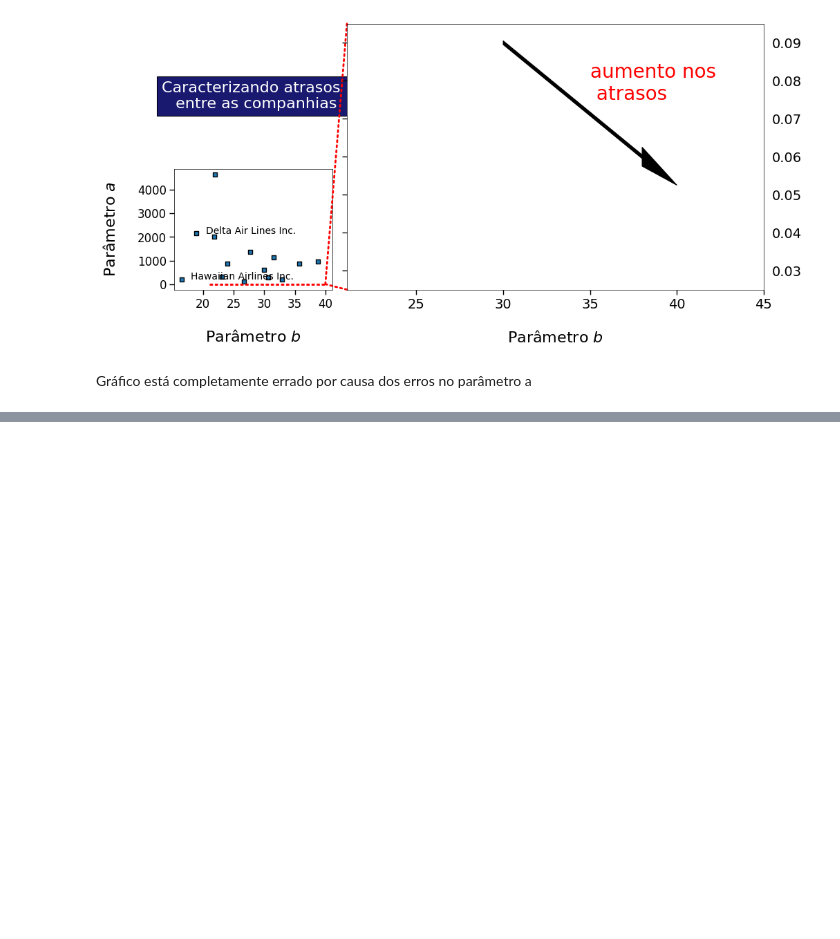
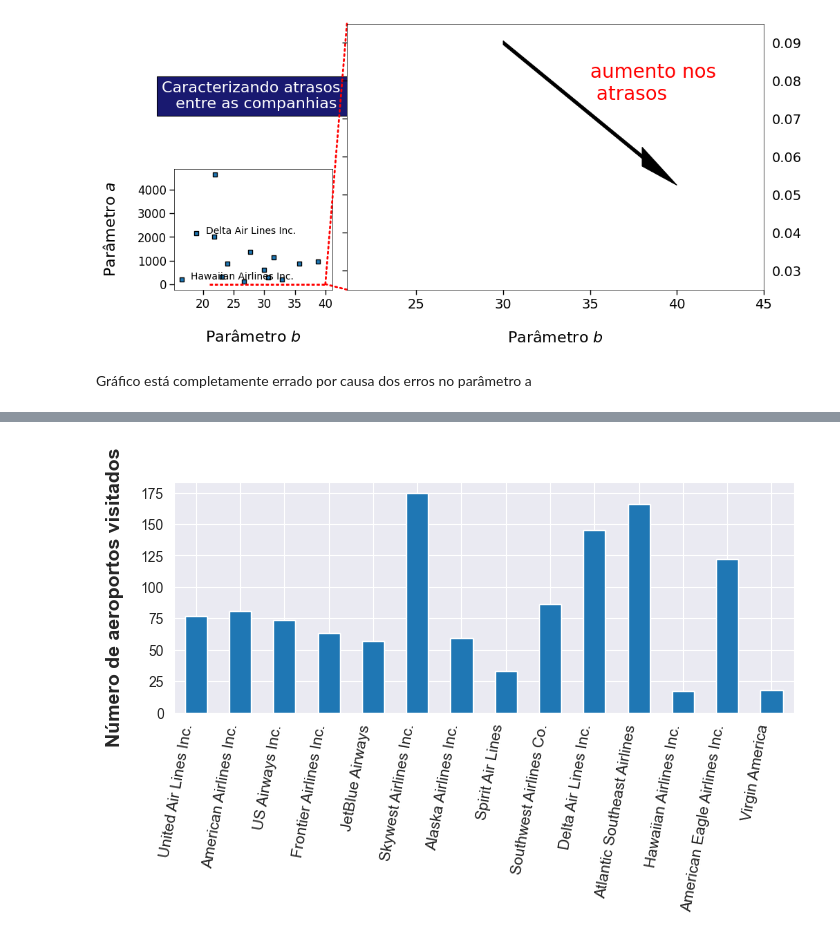
Before and after one commit to bekwendhausen/voos-kaggle-2015, a Jupyter notebook: flights-delay.ipynb, the cells around one changed output, grey strips where cells are left out. Saved outputs shown, nothing was run; the diff lists cells and outputs as text; code cells hidden in the pictures; blank space fills up the shorter version.

```diff
--- a/flights-delay.ipynb
+++ b/flights-delay.ipynb
@@ -524,0 +564,26 @@ Gráfico está completamente errado por causa dos erros no parâmetro a
+# %%
+num_origem = dict()
+for comp in abrev_companhias.keys():
+    list_aeroporto_origem = df[df['AIRLINE']
+                               == comp]['ORIGIN_AIRPORT'].unique()
+    num_origem[comp] = len(list_aeroporto_origem)
+# %%
+sns.set_style("darkgrid")
+
+df_teste = pd.DataFrame.from_dict(num_origem, orient='index')
+df_teste.rename(columns={0: 'contagem'}, inplace=True)
+
+ax = df_teste.plot(kind='bar', figsize=(8, 3))
+
+labels = [abrev_companhias[item.get_text()] for item in ax.get_xticklabels()]
+
+ax.set_xticklabels(labels)
+plt.ylabel('Número de aeroportos visitados', fontsize=14, weight='bold',
+           labelpad=12)
+plt.setp(ax.get_xticklabels(), fontsize=11, ha='right', rotation=80)
+
+ax.legend().set_visible(False)
+
+plt.show()
+# %% [output]
+[figure, added]
```
Also changed, not shown: parts of 22 cells of this notebook.
